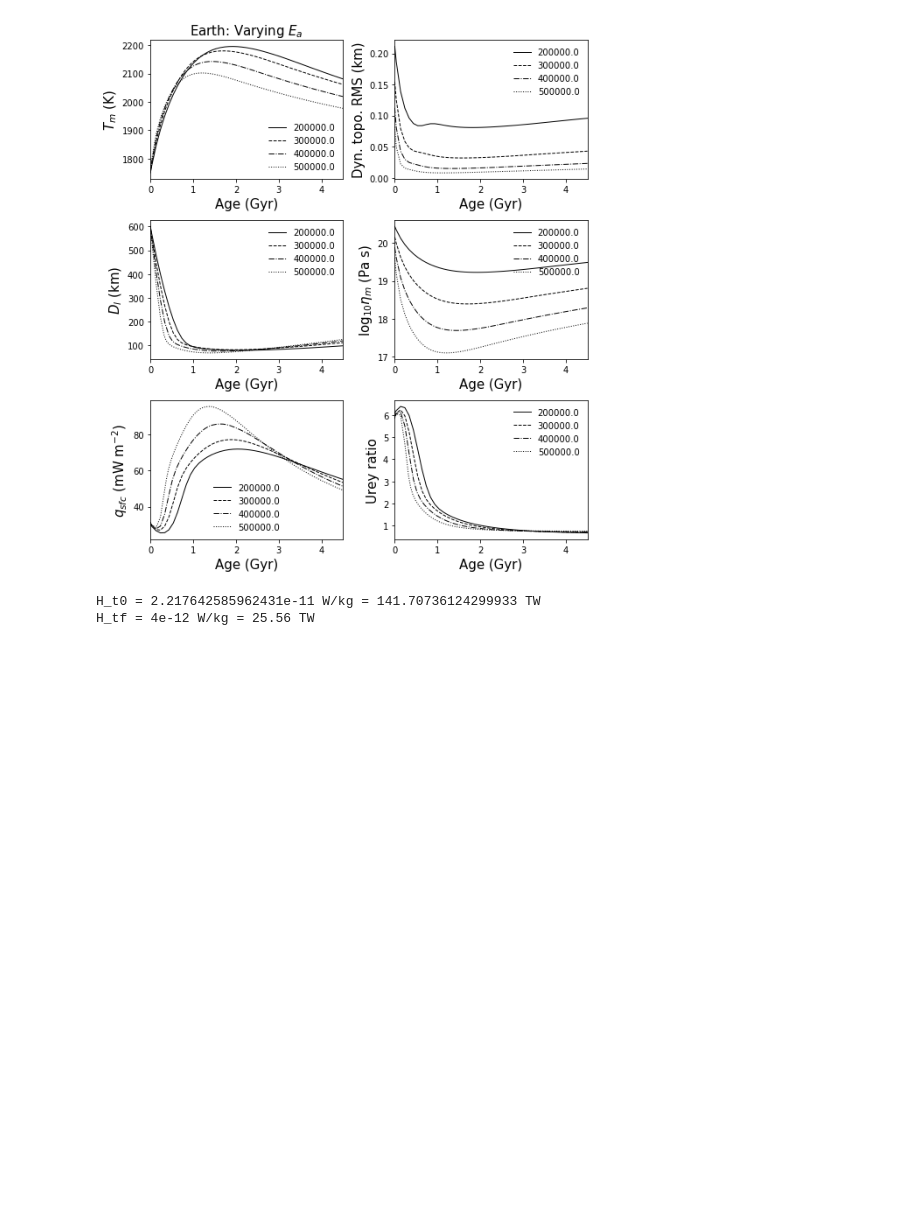
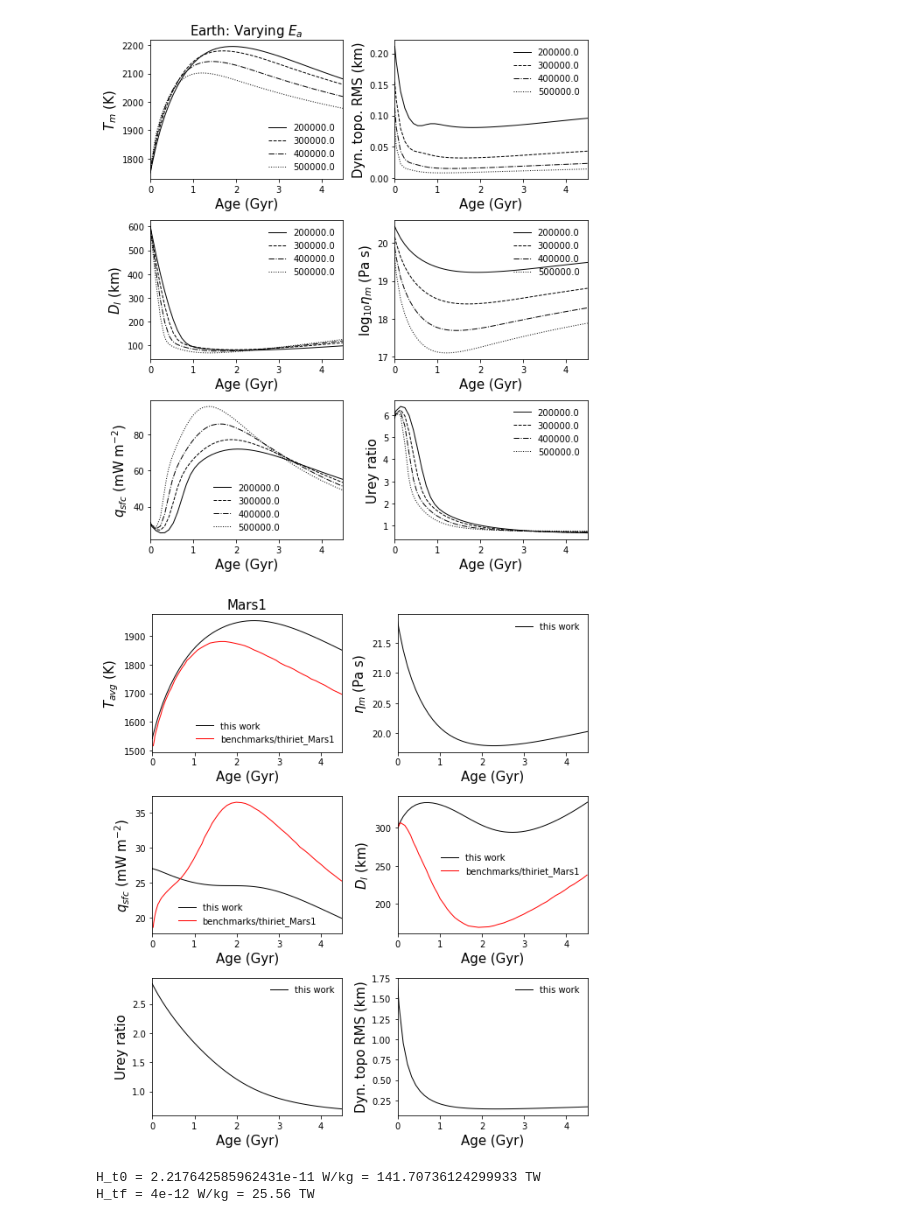
Before and after one commit to clairesworld/exo-top, a Jupyter notebook: top_model.ipynb, the cells around one changed output. Saved outputs shown, nothing was run; the diff lists cells and outputs as text; code cells hidden in the pictures; blank space fills up the shorter version.

```diff
--- a/top_model.ipynb
+++ b/top_model.ipynb
@@ -14,10 +14,11 @@ import random as rand
 import terrestrialplanet as tp
 import thermal as therm
 import topography as top
+import rheology as rh
 import inputs as ins
 
-# fig_path = '/space/cmg76/figs/' # office
-fig_path = 'figs/' # laptop
+fig_path = '/space/cmg76/figs/' # office
+# fig_path = 'figs/' # laptop
 # %%
 ###### BUILD PLANETS IN BULK #####
 
@@ -758,36 +708,38 @@ Mars1 = tp.TerrestrialPlanet(Alb=None,
                              a_rh=2.44, # for beta=1/3
                              Ea=300e3, # activation energy in J for viscosity law
                              eta_0=1e21, # reference dynamic viscosity in Pa s
                              T_ref=1600, # viscosity law reference temperature in K
                              T_s=250, # fixed surface temp in K
                              M_p=6.39e23, # only used for gravity in this case
                              sma=None,
                              ident='Mars1'
                              )
-kwargs = dict(T_m0=1750, T_c0=2250, D_l0=300e3, t0=0, tf=4.5, visc_type='Thi', complexity=3) # model params
+kwargs = dict(T_m0=1750, T_c0=2250, D_l0=300e3, t0=0, tf=4.5, visc_type='KW', complexity=3) # model params
 Mars1 = therm.solve(Mars1, **kwargs) # T_m, T_c, D_l
 pl = Mars1
 pl.dyn_top_rms = top.dyn_topo(pl)
 #top.dyn_topo(pl.q_sfc, rho_m=pl.rho_m, rho_w=0, alpha_m=pl.alpha_m, eta_m=pl.eta_m,
 #                               kappa_m=pl.kappa_m, g_sfc=pl.g_sfc, k_m=pl.k_m, C=5.4, **kwargs)
 
 names = {'T_avg':('$T_{avg}$ (K)',1),
          'eta_m':('$\eta_m$ (Pa s)', 1),#'q_core':('$q_{core}$ (mW m$^{-2}$)',1e3),
          'q_sfc':('$q_{sfc}$ (mW m$^{-2}$)',1e3),
          'D_l':('$D_l$ (km)',1e-3),
          'urey':('Urey ratio',1),
          'dyn_top_rms':('Dyn. topo RMS (km)',1e-3),
         }
 save = True
 # snaps(Mars1_complex3, plot_snapshots=[0, 2, 4.5], fig_path=fig_path, plots_save=save, **kwargs)
-# fig, axes = plot_output(Mars1, names, ncols=2, plots_save=save,
-#             verbose=False, compare_dir='benchmarks/thiriet_Mars1',fig_path=fig_path, **kwargs)
+fig, axes = plot_output(Mars1, names, ncols=2, plots_save=save, verbose=False,
+                        compare_dir='benchmarks/thiriet_Mars1',fig_path=fig_path, **kwargs)
 # plot_qsfc_error(Mars1_complex3, compare_dir='benchmarks/thiriet_Mars1', fig_path=fig_path, plots_save=save,
 #                 ident='Mars1', **kwargs)
 # plot_Tavg(Mars1_complex3, compare_dir='benchmarks/thiriet_Mars1', plots_save=save,
 #           fig_path=fig_path, **kwargs)
 
 # expect q_sfc to be off by <=4.5 mW m^-3 average without PDE
+# %% [output]
+[figure, added]
 # %%
 ######  reproduce Thiriet+ 2019 Moon1
 Moon1 = tp.TerrestrialPlanet(M_p = 7.34767309e22,
```
Also changed, not shown: parts of 10 cells of this notebook, 7 other files.
